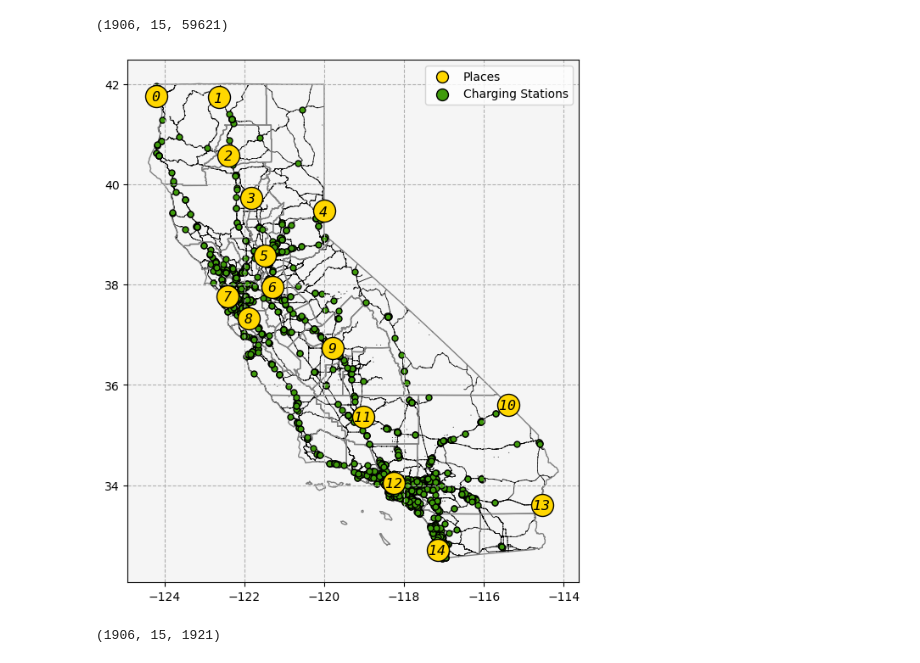
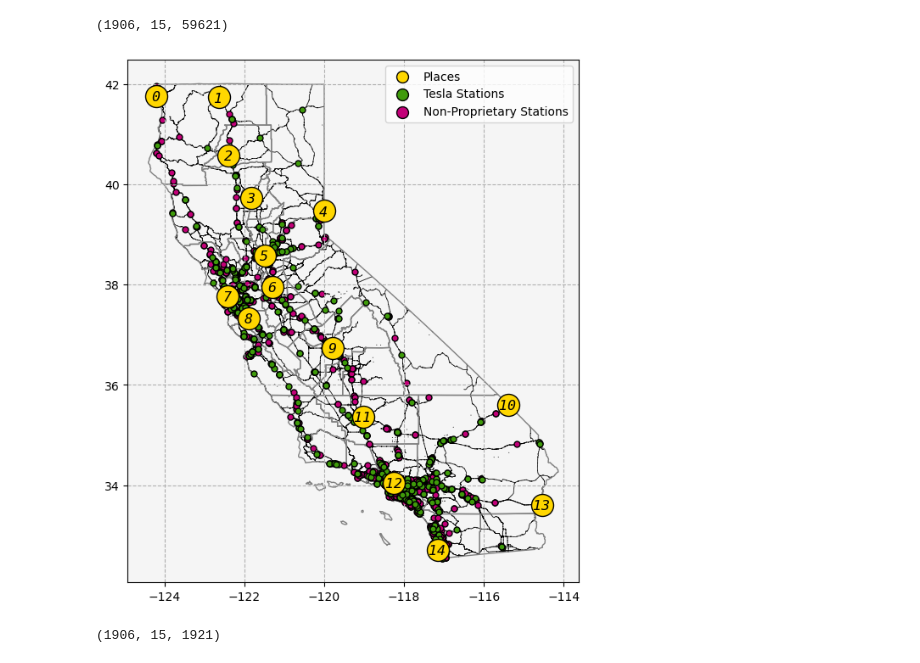
Before and after one commit to airabino/charger_network_analysis, a Jupyter notebook: California_Example.ipynb, the cells around one changed output. Cells and saved outputs as stored; diff of their text form; code cells hidden in the pictures.

Commit message:
Aaron 4/7/2024 1: Updated station model

```diff
--- a/California_Example.ipynb
+++ b/California_Example.ipynb
@@ -66,9 +46,6 @@ for s, a in entity_graph._adj.items():
 
         l['price'] = 0
 
-        if 'Chico' in s:
-            keep[t] = l
-
         if 'station' not in s:
             keep[t] = l
 
@@ -115,8 +93,12 @@ for node in entity_graph._node.values():
 filename = 'cities.json'
 
 graph_cities = src.graph.graph_from_json(filename)
-origin_nodes = ['Los Angeles']
+origin_nodes = ['Fresno']
 destination_nodes = list(graph_cities.nodes)
+
+for n in destination_nodes:
+
+    entity_graph._node[n]['min_soc'] = .5
 # %%
 deep_reload(src)
 
@@ -295,6 +343,17 @@ atlas._adj[list(atlas.nodes)[0]]
 graph_station.number_of_nodes(), graph_cities.number_of_nodes(), atlas.number_of_nodes()
 # %% [output]
 (1906, 15, 59621)
+# %%
+tesla = [k for k, v in graph_station._node.items() if v['network'] == 'Tesla']
+
+npr = (
+    [k for k, v in graph_station._node.items() if v['network'] not in \
+     ['Tesla', 'RIVIAN_ADVENTURE']]
+)
+
+graph_station_t = src.graph.subgraph(graph_station, tesla)
+
+graph_station_npr = src.graph.subgraph(graph_station, npr)
 # %%
 deep_reload(src)
 
@@ -307,7 +366,7 @@ kwargs = {
 			'ec': 'k',
             'fc': 'gold',
             'label': 'Places',
-            'zorder': 2,
+            'zorder': 3,
 		},
 		'show_links': False,
 	}
@@ -340,38 +399,56 @@ kwargs = {
 			's': 25,
 			'ec': 'k',
             'fc': 'xkcd:grass green',
-            'label': 'Charging Stations',
+            'label': 'Tesla Stations',
+            'zorder': 2,
+		},
+		'show_links': False,
+        'axes': {
+            'facecolor': 'whitesmoke',
+        }
+	}
+
+src.figures.plot_graph(graph_station_t, ax = ax[0, 0], **kwargs)
+
+kwargs = {
+		# 'node_field': 'type_num',
+		'scatter': {
+			's': 25,
+			'ec': 'k',
+            'fc': 'xkcd:magenta',
+            'label': 'Non-Proprietary Stations',
             'zorder': 1,
 		},
 		'show_links': False,
         'axes': {
             'facecolor': 'whitesmoke',
         }
 	}
 
-# gdf_zones_california.plot(ax = ax[2], ec = 'gray', fc = 'none')
-src.figures.plot_graph(graph_station, ax = ax[0, 0], **kwargs)
+src.figures.plot_graph(graph_station_npr, ax = ax[0, 0], **kwargs)
+
+
 legend = ax[0, 0].legend()
 legend.legendHandles[0]._sizes = [100]
-# legend.legendHandles[1]._sizes = [120]
 legend.legendHandles[1]._sizes = [100]
+legend.legendHandles[2]._sizes = [100]
 ax[0, 0].grid(ls = '--')
 
 idx = 0
 
 for k, v in graph_cities._node.items():
 
     ax[0, 0].text(
         v['x'] - .015, v['y'] - .015, idx,
         horizontalalignment = 'center', verticalalignment = 'center',
         fontfamily = 'monospace', fontsize = 'large', fontstyle = 'italic',
     )
 
     idx += 1
 
 fig.savefig('Paper/figs/California_Places_Chargers.png', bbox_inches = 'tight', dpi = 300)
 # %% [output]
-[figure, old version]
+[figure, new version]
 # %%
 graph_station.number_of_nodes(), graph_cities.number_of_nodes(), graph.number_of_nodes()
 # %% [output]
```
Also changed, not shown: parts of 18 cells of this notebook, 23 other files.
